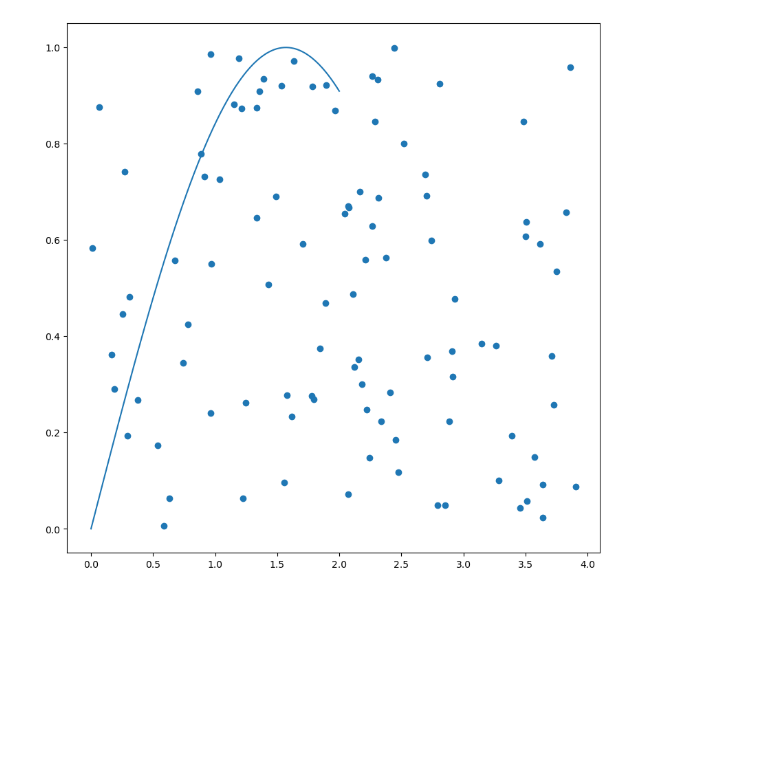
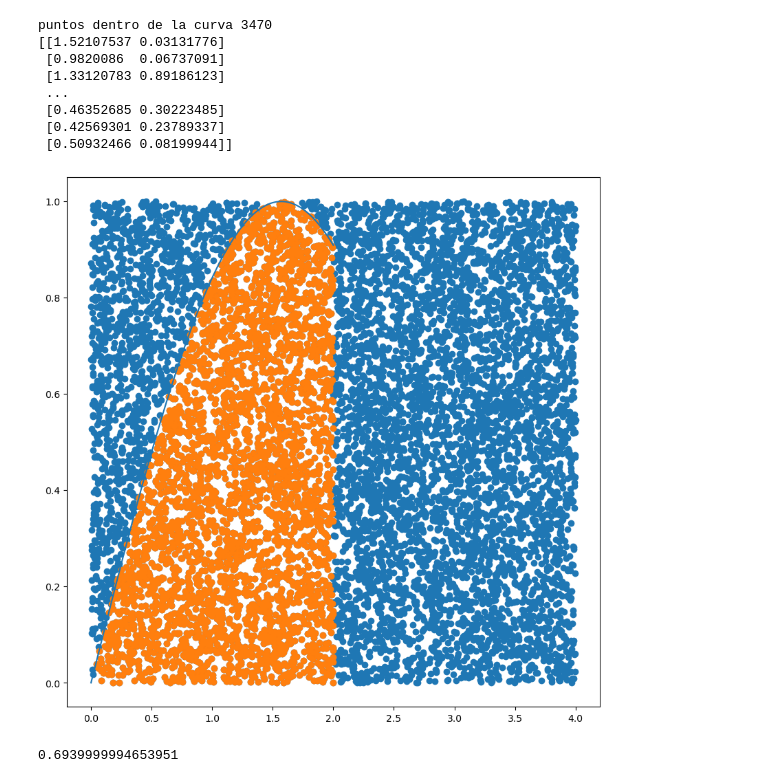
Before and after one commit to angelldavidd/IAIC, a Jupyter notebook: Practica_0/practica_0.ipynb, the cells around one changed output. Saved outputs shown, nothing was run; the diff lists cells and outputs as text; code cells hidden in the pictures; blank space fills up the shorter version.

Commit message:
actualizacion:calcula_area_bajo la curva_por_metodo_monte_carlo

```diff
--- a/Practica_0/practica_0.ipynb
+++ b/Practica_0/practica_0.ipynb
@@ -1,36 +1,80 @@
 # %%
 import matplotlib.pyplot as plt
 import numpy as np
+import math
+from scipy import optimize
 
 a=0
 b=2
 
 def funcion(z):
     return abs(math.sin(z))
 
-fun = funcion
+prueba_funcion = funcion
 
-def integra_mc(fun, a, b, num_puntos=100):
+def integra_mc(fun, a, b, num_puntos=10000):
 
 
     # generar puntos--------------------
     x = np.random.rand(num_puntos)*b*2
     y = np.random.rand(num_puntos)
 
-    #----------------------------------
 
 
     ###generar valores de funcion
     z = np.linspace(a,b,num_puntos)
+    f_z=[fun(i) for i in z]
 
+    ##saber el maximo valor de la funcion de forma manual
+    maximo_valor= max([fun(i) for i in z])
+
+
+    ##conteo de puntos dentro del area
+    puntos=np.column_stack((x,y))
+
+
+
+    # Definir la función de filtro
+    # def valor_y_menor_al_maximo(sublist):
+    #     return sublist[1] < maximo_valor
+
+    def valor_y_menor_a_la_curva(sublist):
+        return fun(sublist[0])>sublist[1]
+
+
+    def valor_x_entre_a_b(sublist):
+        return sublist[0] >a and sublist[0]<b
+
+    # Filtrar el array utilizando la función numpy.where y numpy.apply_along_axis
+    puntos_dentro_la_curva = puntos[np.apply_along_axis(valor_y_menor_a_la_curva, 1, puntos)] ##para que sean menor al maximo
+    puntos_dentro_la_curva = puntos_dentro_la_curva[np.apply_along_axis(valor_x_entre_a_b,1,puntos_dentro_la_curva)] ##para que este entre a y b
+    print(f'puntos dentro de la curva {len(puntos_dentro_la_curva)}')
+
+    x_dentros,y_dentros=np.hsplit(puntos_dentro_la_curva, 2)
 
 
     ## valores de puntos
     plt.figure(figsize=(10,10))
     plt.scatter(x,y)
-    plt.plot(z, [funcion(i) for i in z])
+    plt.scatter(x_dentros,y_dentros)
+    print(puntos_dentro_la_curva)
+    plt.plot(z, f_z)
     plt.show()
 
-integra_mc(funcion,a,b)
+    integral = len(puntos_dentro_la_curva)/num_puntos *(b-a)* maximo_valor
+    return integral
+
+
+if __name__=='__main__':
+    print(integra_mc(prueba_funcion,a,b))
 # %% [output]
+puntos dentro de la curva 3470
+[[1.52107537 0.03131776]
+ [0.9820086  0.06737091]
+ [1.33120783 0.89186123]
+ ...
+ [0.46352685 0.30223485]
+ [0.42569301 0.23789337]
+ [0.50932466 0.08199944]]
-[figure, old version]
+[figure, new version]
+0.6939999994653951
```
